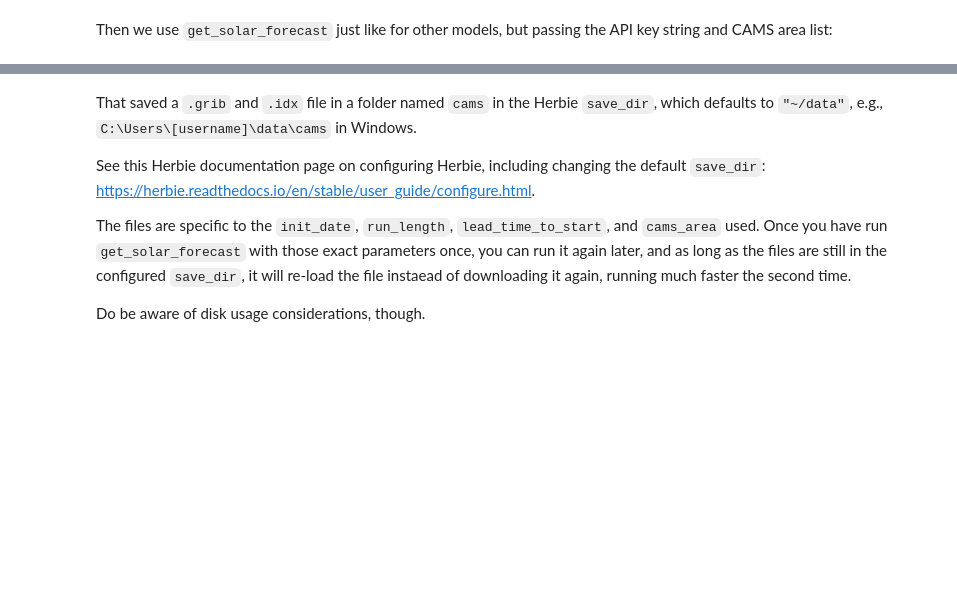
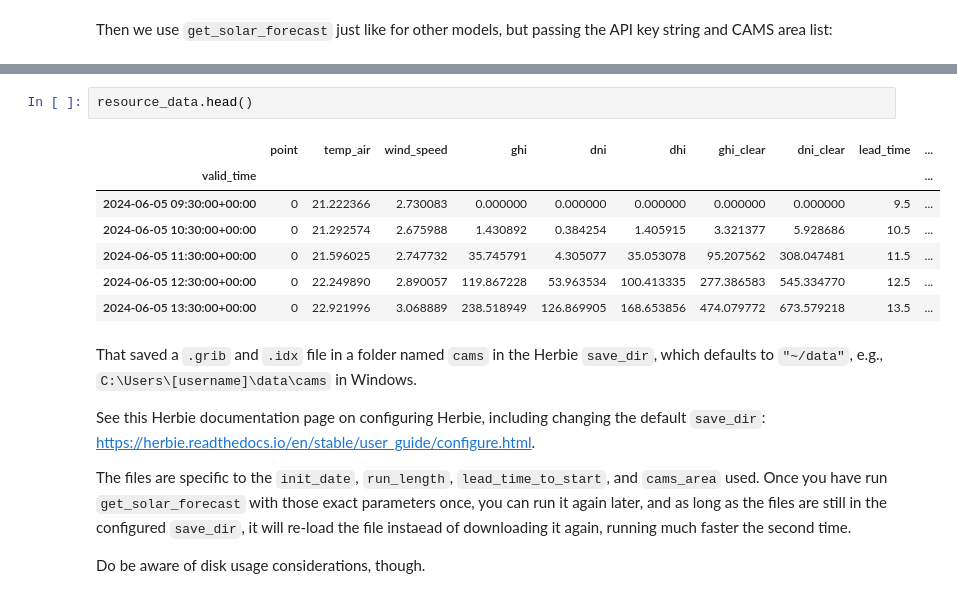
Before and after one commit to williamhobbs/hefty, a Jupyter notebook: examples/cams_example.ipynb, the cells around one changed output, grey strips where cells are left out. Drawn from its saved outputs; the diff is of its cells as text; blank space fills up the shorter version.

Commit message:
cams interpolation, lead_time, example

```diff
--- a/examples/cams_example.ipynb
+++ b/examples/cams_example.ipynb
@@ -91,3 +91,13 @@ INFO: 🌱 Growing new BallTree...🌳 Complete in 0.01s
+# %%
+resource_data.head()
+# %% [output]
+|  | point | temp_air | wind_speed | ghi | dni | dhi | ghi_clear | dni_clear | lead_time | ... |
+| valid_time |  |  |  |  |  |  |  |  |  | ... |
+| 2024-06-05 09:30:00+00:00 | 0 | 21.222366 | 2.730083 | 0.000000 | 0.000000 | 0.000000 | 0.000000 | 0.000000 | 9.5 | ... |
+| 2024-06-05 10:30:00+00:00 | 0 | 21.292574 | 2.675988 | 1.430892 | 0.384254 | 1.405915 | 3.321377 | 5.928686 | 10.5 | ... |
+| 2024-06-05 11:30:00+00:00 | 0 | 21.596025 | 2.747732 | 35.745791 | 4.305077 | 35.053078 | 95.207562 | 308.047481 | 11.5 | ... |
+| 2024-06-05 12:30:00+00:00 | 0 | 22.249890 | 2.890057 | 119.867228 | 53.963534 | 100.413335 | 277.386583 | 545.334770 | 12.5 | ... |
+| 2024-06-05 13:30:00+00:00 | 0 | 22.921996 | 3.068889 | 238.518949 | 126.869905 | 168.653856 | 474.079772 | 673.579218 | 13.5 | ... |
 # %% [markdown]
 That saved a `.grib` and `.idx` file in a folder named `cams` in the Herbie `save_dir`, which defaults to `"~/data"`, e.g., `C:\Users\[username]\data\cams` in Windows.
 
```
Also changed, not shown: parts of 3 cells of this notebook, 1 other file.
